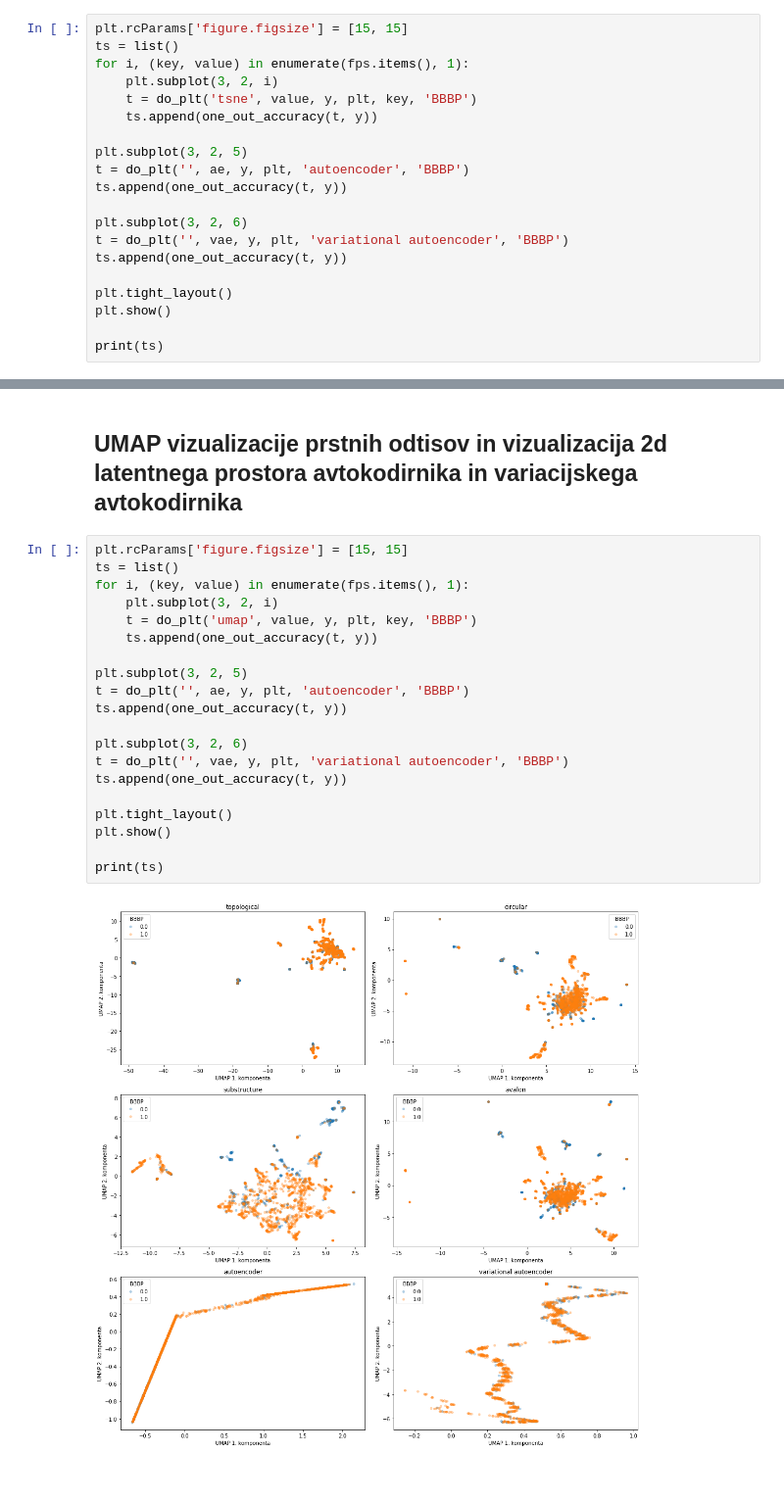
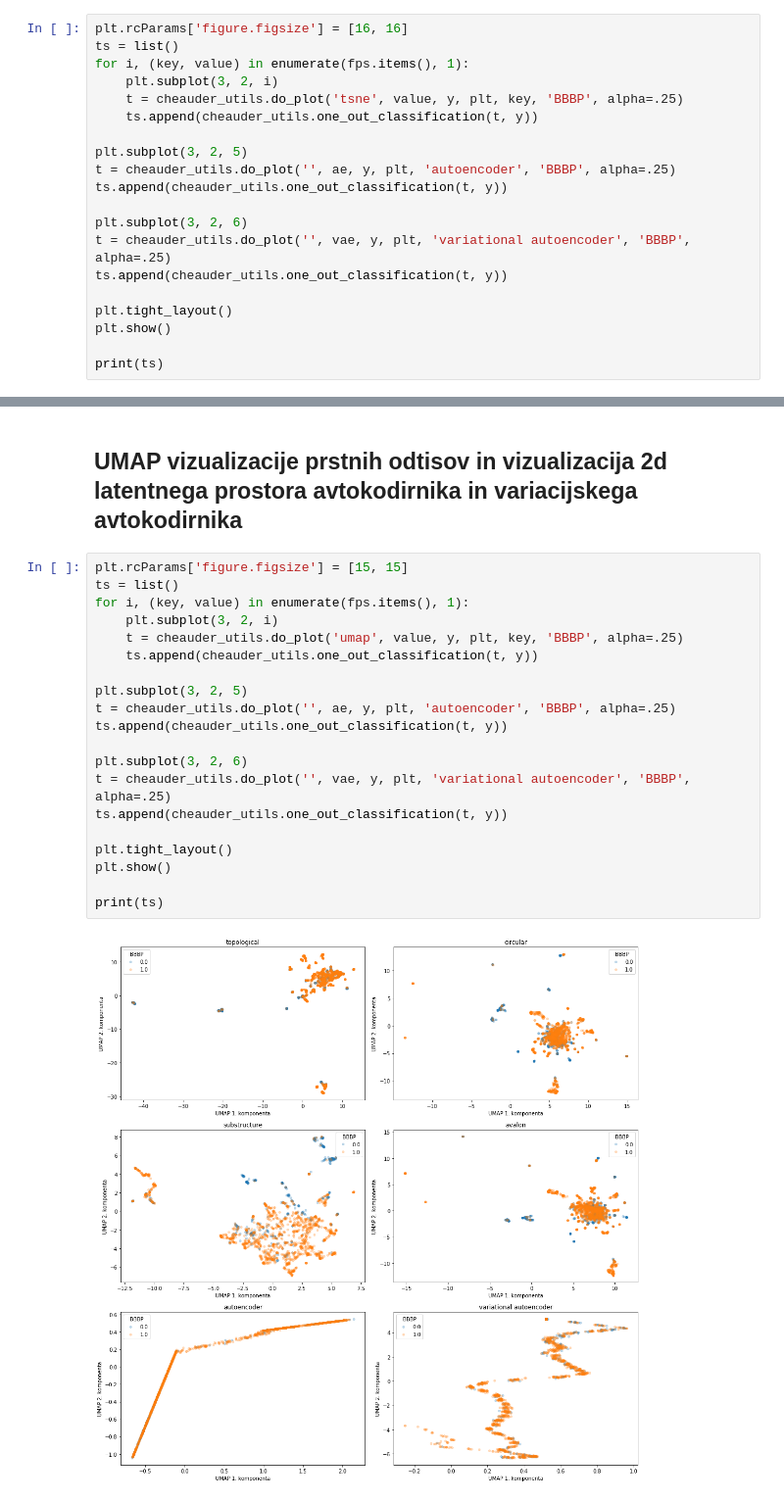
Before and after one commit to golbog/mag, a Jupyter notebook: notebooks/040-vis.ipynb, the cells around one changed output, grey strips where cells are left out. Shown at 98% size. Drawn from its saved outputs; the diff is of its cells as text.

```diff
--- a/notebooks/040-vis.ipynb
+++ b/notebooks/040-vis.ipynb
@@ -77,20 +39,20 @@ ae, vae = ae[valid], vae[valid]
 # %% [markdown]
 ## TSNE vizualizacije prstnih odtisov in vizualizacija 2d latentnega prostora avtokodirnika in variacijskega avtokodirnika
 # %%
-plt.rcParams['figure.figsize'] = [15, 15]
+plt.rcParams['figure.figsize'] = [16, 16]
 ts = list()
 for i, (key, value) in enumerate(fps.items(), 1):
     plt.subplot(3, 2, i)
-    t = do_plt('tsne', value, y, plt, key, 'BBBP')
-    ts.append(one_out_accuracy(t, y))
+    t = cheauder_utils.do_plot('tsne', value, y, plt, key, 'BBBP', alpha=.25)
+    ts.append(cheauder_utils.one_out_classification(t, y))
 
 plt.subplot(3, 2, 5)
-t = do_plt('', ae, y, plt, 'autoencoder', 'BBBP')
-ts.append(one_out_accuracy(t, y))
+t = cheauder_utils.do_plot('', ae, y, plt, 'autoencoder', 'BBBP', alpha=.25)
+ts.append(cheauder_utils.one_out_classification(t, y))
 
 plt.subplot(3, 2, 6)
-t = do_plt('', vae, y, plt, 'variational autoencoder', 'BBBP')
-ts.append(one_out_accuracy(t, y))
+t = cheauder_utils.do_plot('', vae, y, plt, 'variational autoencoder', 'BBBP', alpha=.25)
+ts.append(cheauder_utils.one_out_classification(t, y))
 
 plt.tight_layout()
 plt.show()
@@ -104,22 +66,22 @@ print(ts)
 # %%
 plt.rcParams['figure.figsize'] = [15, 15]
 ts = list()
 for i, (key, value) in enumerate(fps.items(), 1):
     plt.subplot(3, 2, i)
-    t = do_plt('umap', value, y, plt, key, 'BBBP')
-    ts.append(one_out_accuracy(t, y))
+    t = cheauder_utils.do_plot('umap', value, y, plt, key, 'BBBP', alpha=.25)
+    ts.append(cheauder_utils.one_out_classification(t, y))
 
 plt.subplot(3, 2, 5)
-t = do_plt('', ae, y, plt, 'autoencoder', 'BBBP')
-ts.append(one_out_accuracy(t, y))
+t = cheauder_utils.do_plot('', ae, y, plt, 'autoencoder', 'BBBP', alpha=.25)
+ts.append(cheauder_utils.one_out_classification(t, y))
 
 plt.subplot(3, 2, 6)
-t = do_plt('', vae, y, plt, 'variational autoencoder', 'BBBP')
-ts.append(one_out_accuracy(t, y))
+t = cheauder_utils.do_plot('', vae, y, plt, 'variational autoencoder', 'BBBP', alpha=.25)
+ts.append(cheauder_utils.one_out_classification(t, y))
 
 plt.tight_layout()
 plt.show()
 
 print(ts)
 # %% [output]
-[figure, old version]
+[figure, new version]
```
Also changed, not shown: parts of 5 cells of this notebook, 1 other file.
